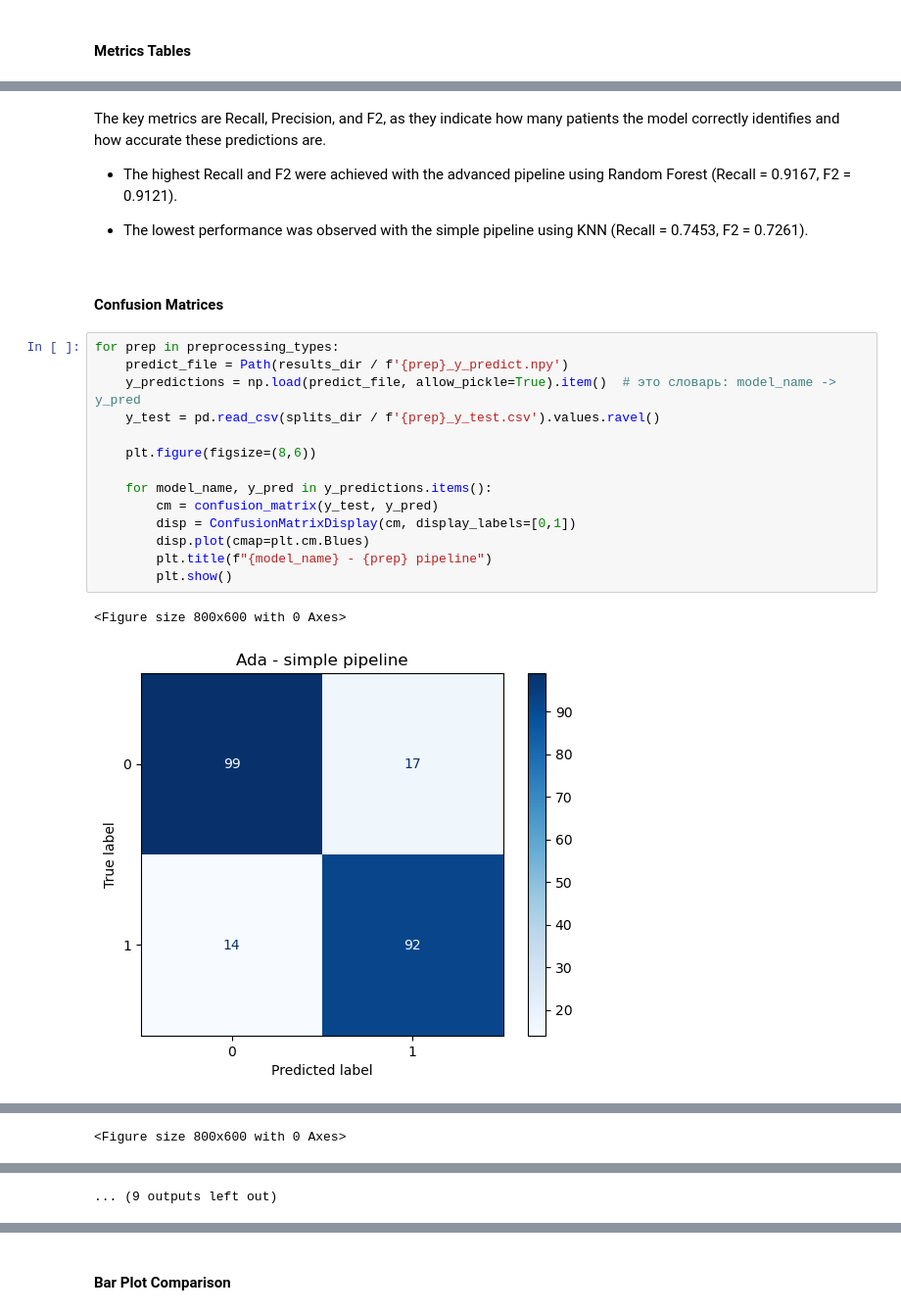
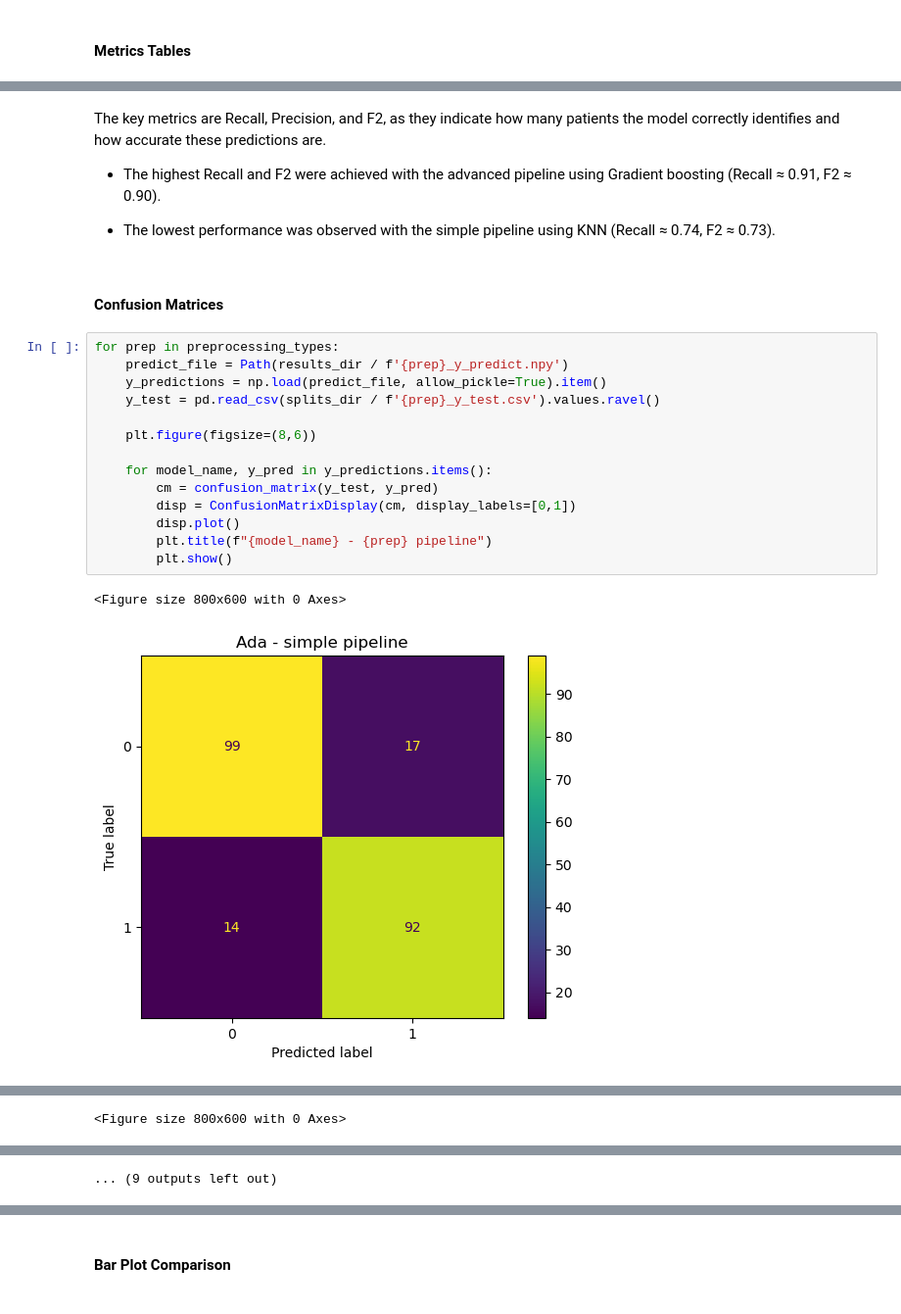
Before and after one commit to Stork656/Heart-diseases_main_project, a Jupyter notebook: notebooks/evaluation_analysis.ipynb, the cells around one changed output, grey strips where cells are left out. Shown at 98% size. Saved outputs shown, nothing was run; the diff lists cells and outputs as text.

```diff
--- a/notebooks/evaluation_analysis.ipynb
+++ b/notebooks/evaluation_analysis.ipynb
@@ -120,25 +119,25 @@ Standard:
 # %% [markdown]
 The key metrics are Recall, Precision, and F2, as they indicate how many patients the model correctly identifies and how accurate these predictions are.
 
-* The highest Recall and F2 were achieved with the advanced pipeline using Random Forest (Recall = 0.9167, F2 = 0.9121).
+* The highest Recall and F2 were achieved with the advanced pipeline using  Gradient boosting (Recall ≈ 0.91, F2 ≈ 0.90).
 
-* The lowest performance was observed with the simple pipeline using KNN (Recall = 0.7453, F2 = 0.7261).
+* The lowest performance was observed with the simple pipeline using KNN (Recall ≈ 0.74, F2 ≈ 0.73).
 # %% [markdown]
 #### Confusion Matrices
 # %%
 for prep in preprocessing_types:
     predict_file = Path(results_dir / f'{prep}_y_predict.npy')
-    y_predictions = np.load(predict_file, allow_pickle=True).item()  # это словарь: model_name -> y_pred
+    y_predictions = np.load(predict_file, allow_pickle=True).item()
     y_test = pd.read_csv(splits_dir / f'{prep}_y_test.csv').values.ravel()
 
     plt.figure(figsize=(8,6))
 
     for model_name, y_pred in y_predictions.items():
         cm = confusion_matrix(y_test, y_pred)
         disp = ConfusionMatrixDisplay(cm, display_labels=[0,1])
-        disp.plot(cmap=plt.cm.Blues)
+        disp.plot()
         plt.title(f"{model_name} - {prep} pipeline")
         plt.show()
 # %% [output]
 <Figure size 800x600 with 0 Axes>
-[figure, old version]
+[figure, new version]
```
Also changed, not shown: parts of 12 cells of this notebook.
